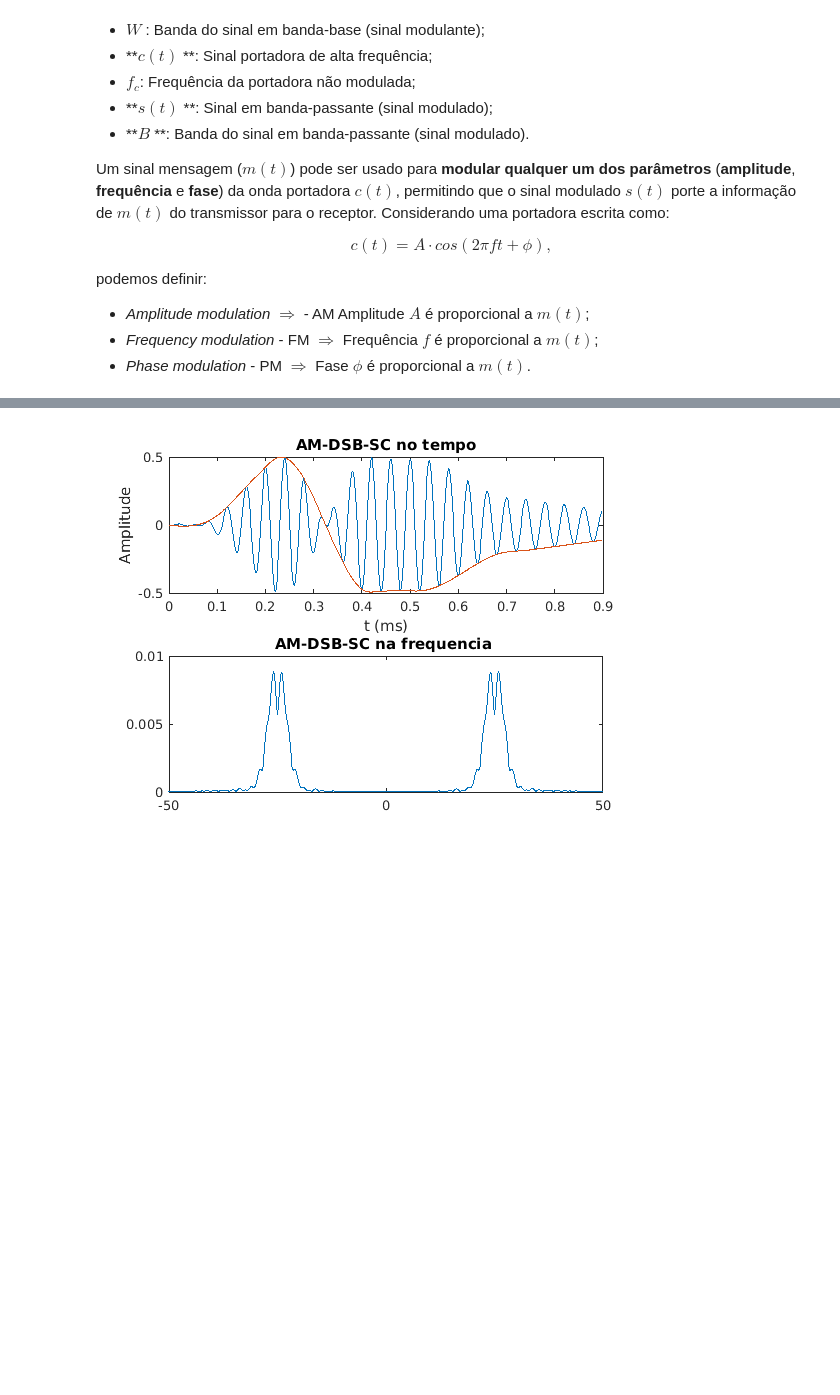
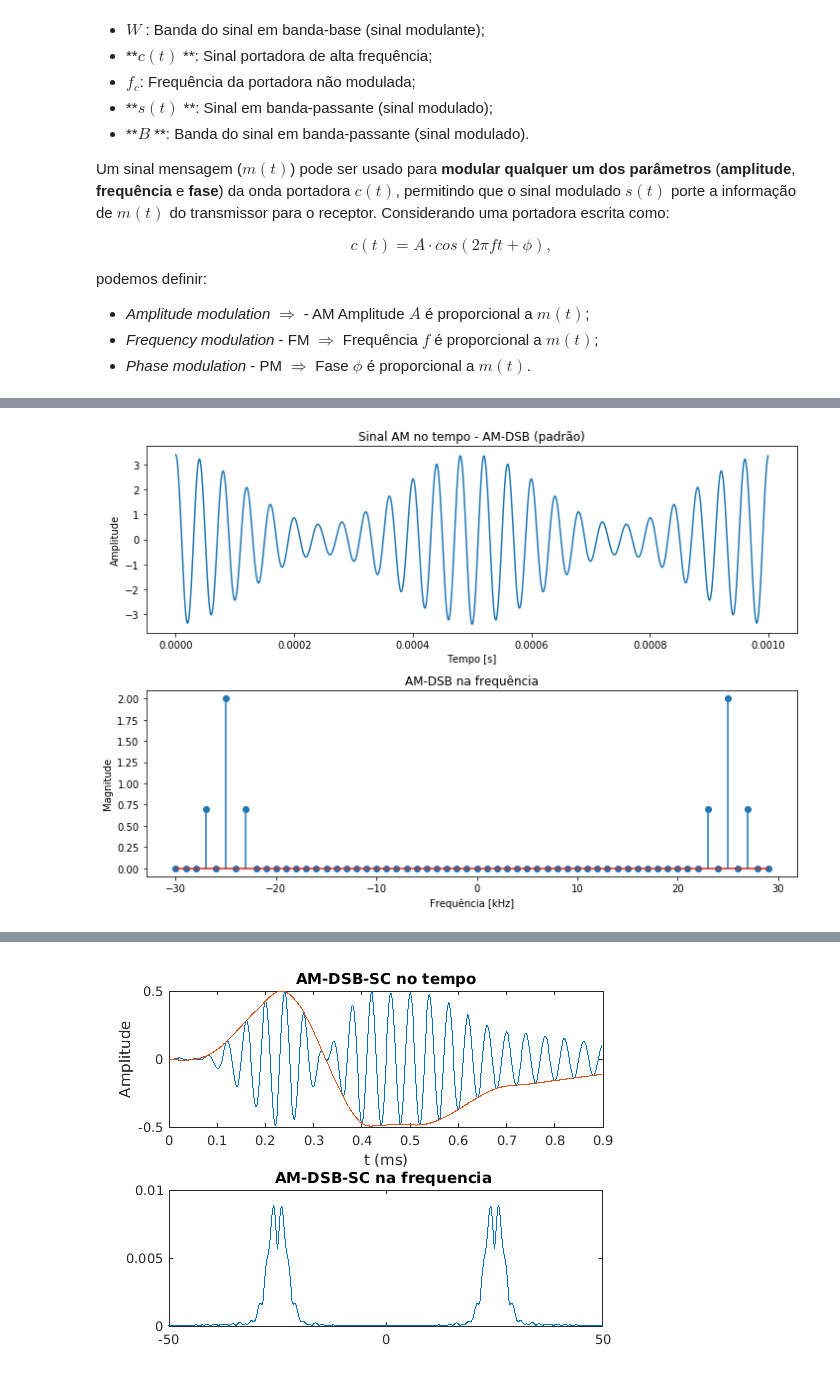
Before and after one commit to josemcast/DCO2004_LabPSC, a Jupyter notebook: h05.ipynb, the cells around one changed output, grey strips where cells are left out. Cells and saved outputs as stored; diff of their text form; code cells hidden in the pictures; blank space fills up the shorter version.

```diff
--- a/h05.ipynb
+++ b/h05.ipynb
@@ -123,0 +146,52 @@ Montaremos então um script que fará a modulação AM-DSB e em seguida sua demo
+# %%
+# Importa bibliotecas
+import numpy as np
+import matplotlib.pyplot as plt
+from scipy import fftpack
+
+# Parâmetros do sinal
+Ac = 2                                                         # Amplitude da portadora
+Mu = 0.7                                                       # Índice de modulação
+fc = 25000                                                     # Frequência da portadora Hz
+fm = 2000
+N = 1000
+Ts = 1e-6                                                      # Tempo de amostragem pequeno (modelar sinal contínuo)
+t = np.arange(N)*Ts
+s = Ac*(1+Mu*np.cos(2*np.pi*fm*t))*np.cos(2*np.pi*fc*t)
+
+# Cálculo da FFT de AM-DSB
+lfft = 30                                                      # Número pontos da fft
+k = np.arange(-lfft,lfft)                                      # Vetor de frequências
+S_f = 2.0*np.abs((fftpack.fft(s)))/N                           # Cálculo da FFT
+Ns = len(s)                                                    # Comprimento do sinal modulado
+Nk = len(k)                                                    # Comprimento do sinal em frequência
+S_f_new = np.zeros(Nk)                                         # Incialização do vetor da frequência
+
+# A fft em 30 pontos (para melhor visualização)
+fsampling = 1/Ts                                               # Taxa de amostragem
+freq = (fsampling/Ns)*k                                        # Eixo de frequências
+for i in range(Nk):
+    kk = k[i]
+    if kk>=0:
+        S_f_new[i] = S_f[kk]
+    else :
+        S_f_new[i] = S_f[Ns+kk]
+
+# Gráfico do AM-DSB no tempo
+plt.figure(1,[10,7])
+plt.subplot(211)
+plt.plot(t,s)
+plt.title("Sinal AM no tempo - AM-DSB (padrão)")
+plt.xlabel("Tempo [s]")
+plt.ylabel("Amplitude")
+
+# Gráfico do AM-DSB na frequência
+plt.subplot(212)
+plt.title("AM-DSB na frequência")
+plt.xlabel("Frequência [kHz]")
+plt.ylabel("Magnitude")
+plt.stem(freq/1e3,S_f_new)
+plt.tight_layout()
+plt.show()
+# %% [output]
+[figure, added]
```
Also changed, not shown: parts of 15 cells of this notebook, 5 other files.
